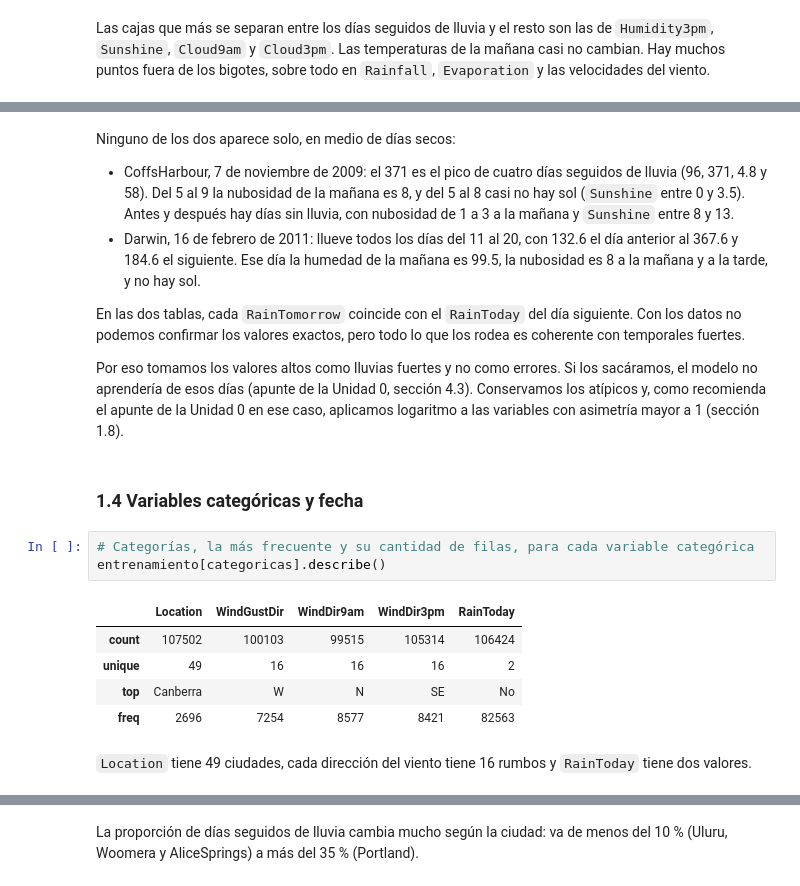
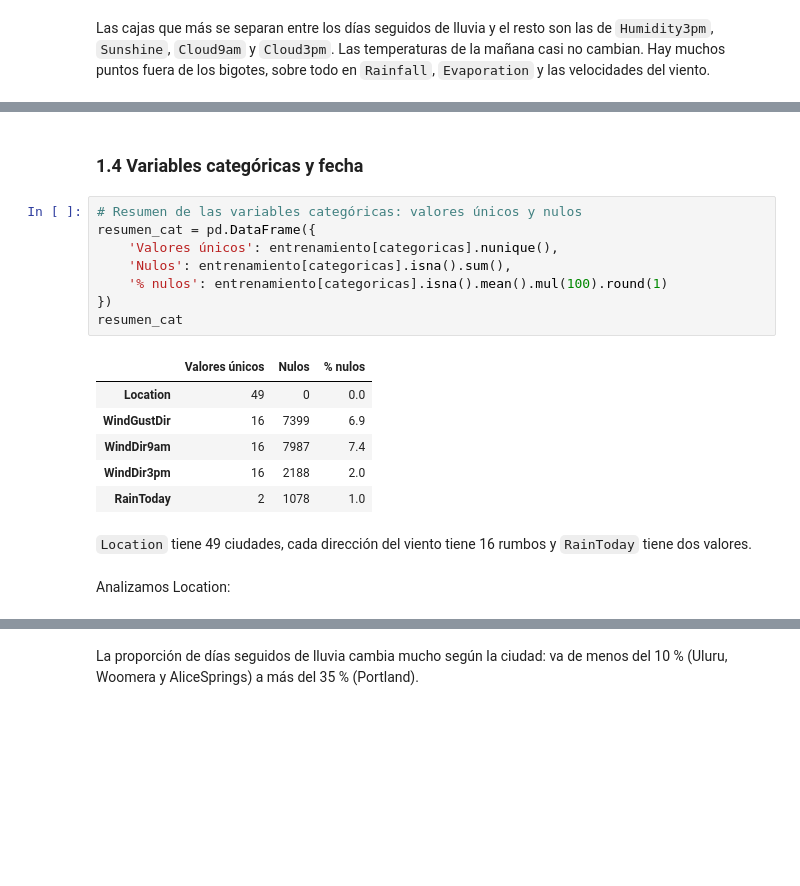
Before and after one commit to ismadarruiz-atr/TP_AA1_Calabozo_Darruiz_DiCarlo_Giuntoli, a Jupyter notebook: TP_2/TP-clasificacion-AA1.ipynb, the cells around one changed output, grey strips where cells are left out. Saved outputs shown, nothing was run; the diff lists cells and outputs as text; blank space fills up the shorter version.

```diff
--- a/TP_2/TP-clasificacion-AA1.ipynb
+++ b/TP_2/TP-clasificacion-AA1.ipynb
@@ -398,31 +409,24 @@ for indice in entrenamiento['Rainfall'].nlargest(2).index:
-# %% [markdown]
-Ninguno de los dos aparece solo, en medio de días secos:
-
-- CoffsHarbour, 7 de noviembre de 2009: el 371 es el pico de cuatro días seguidos de lluvia (96, 371, 4.8 y 58). Del
-  5 al 9 la nubosidad de la mañana es 8, y del 5 al 8 casi no hay sol (`Sunshine` entre 0 y 3.5). Antes y después hay
-  días sin lluvia, con nubosidad de 1 a 3 a la mañana y `Sunshine` entre 8 y 13.
-- Darwin, 16 de febrero de 2011: llueve todos los días del 11 al 20, con 132.6 el día anterior al 367.6 y 184.6 el
-  siguiente. Ese día la humedad de la mañana es 99.5, la nubosidad es 8 a la mañana y a la tarde, y no hay sol.
-
-En las dos tablas, cada `RainTomorrow` coincide con el `RainToday` del día siguiente. Con los datos no podemos
-confirmar los valores exactos, pero todo lo que los rodea es coherente con temporales fuertes.
-
-Por eso tomamos los valores altos como lluvias fuertes y no como errores. Si los sacáramos, el modelo no aprendería
-de esos días (apunte de la Unidad 0, sección 4.3). Conservamos los atípicos y, como recomienda el apunte de la Unidad
-0 en ese caso, aplicamos logaritmo a las variables con asimetría mayor a 1 (sección 1.8).
 # %% [markdown]
 ### 1.4 Variables categóricas y fecha
 # %%
-# Categorías, la más frecuente y su cantidad de filas, para cada variable categórica
-entrenamiento[categoricas].describe()
+# Resumen de las variables categóricas: valores únicos y nulos
+resumen_cat = pd.DataFrame({
+    'Valores únicos': entrenamiento[categoricas].nunique(),
+    'Nulos': entrenamiento[categoricas].isna().sum(),
+    '% nulos': entrenamiento[categoricas].isna().mean().mul(100).round(1)
+})
+resumen_cat
 # %% [output]
-|  | Location | WindGustDir | WindDir9am | WindDir3pm | RainToday |
-| count | 107502 | 100103 | 99515 | 105314 | 106424 |
-| unique | 49 | 16 | 16 | 16 | 2 |
-| top | Canberra | W | N | SE | No |
-| freq | 2696 | 7254 | 8577 | 8421 | 82563 |
+|  | Valores únicos | Nulos | % nulos |
+| Location | 49 | 0 | 0.0 |
+| WindGustDir | 16 | 7399 | 6.9 |
+| WindDir9am | 16 | 7987 | 7.4 |
+| WindDir3pm | 16 | 2188 | 2.0 |
+| RainToday | 2 | 1078 | 1.0 |
 # %% [markdown]
 `Location` tiene 49 ciudades, cada dirección del viento tiene 16 rumbos y `RainToday` tiene dos valores.
+# %% [markdown]
+Analizamos Location:
 # %%
 # Proporción de días seguidos de lluvia en cada ciudad (la línea es la proporción general)
 lluvia = entrenamiento['RainTomorrow'] == 'Yes'
```
Also changed, not shown: parts of 35 cells of this notebook.
